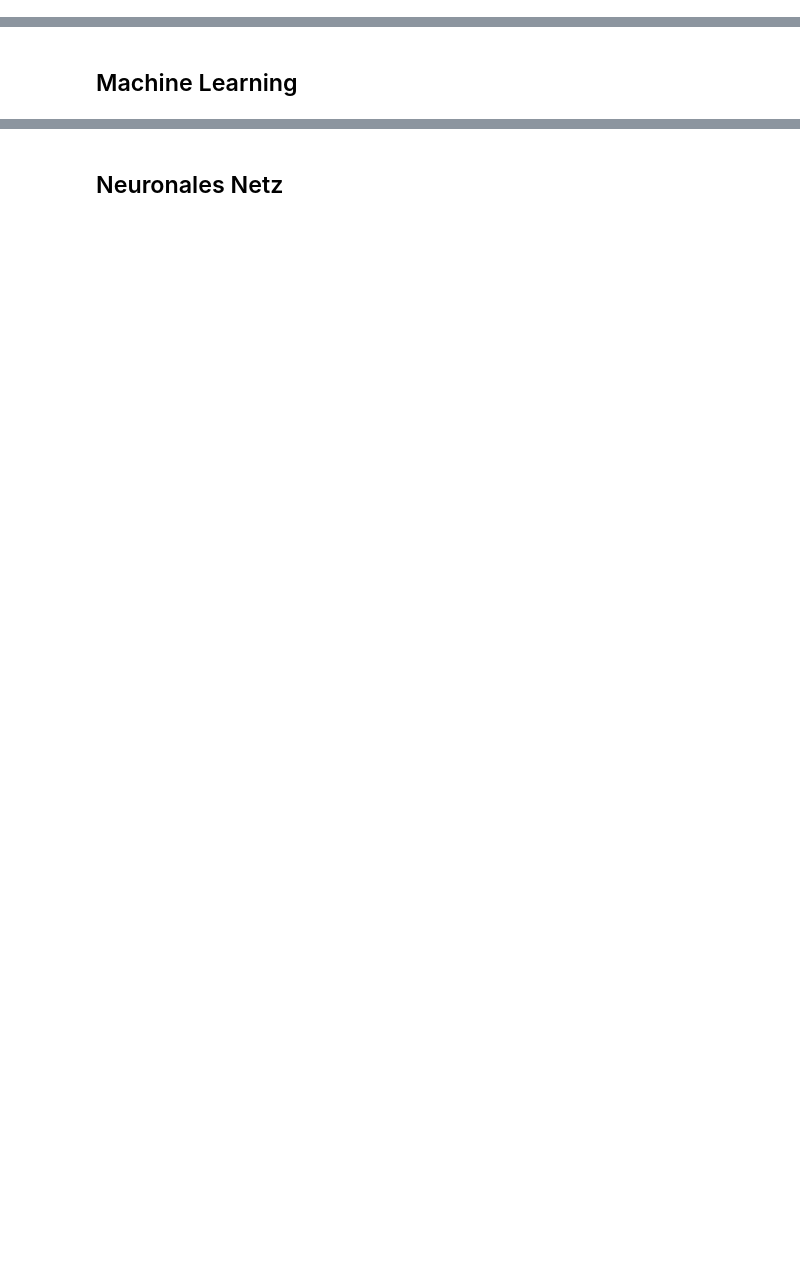
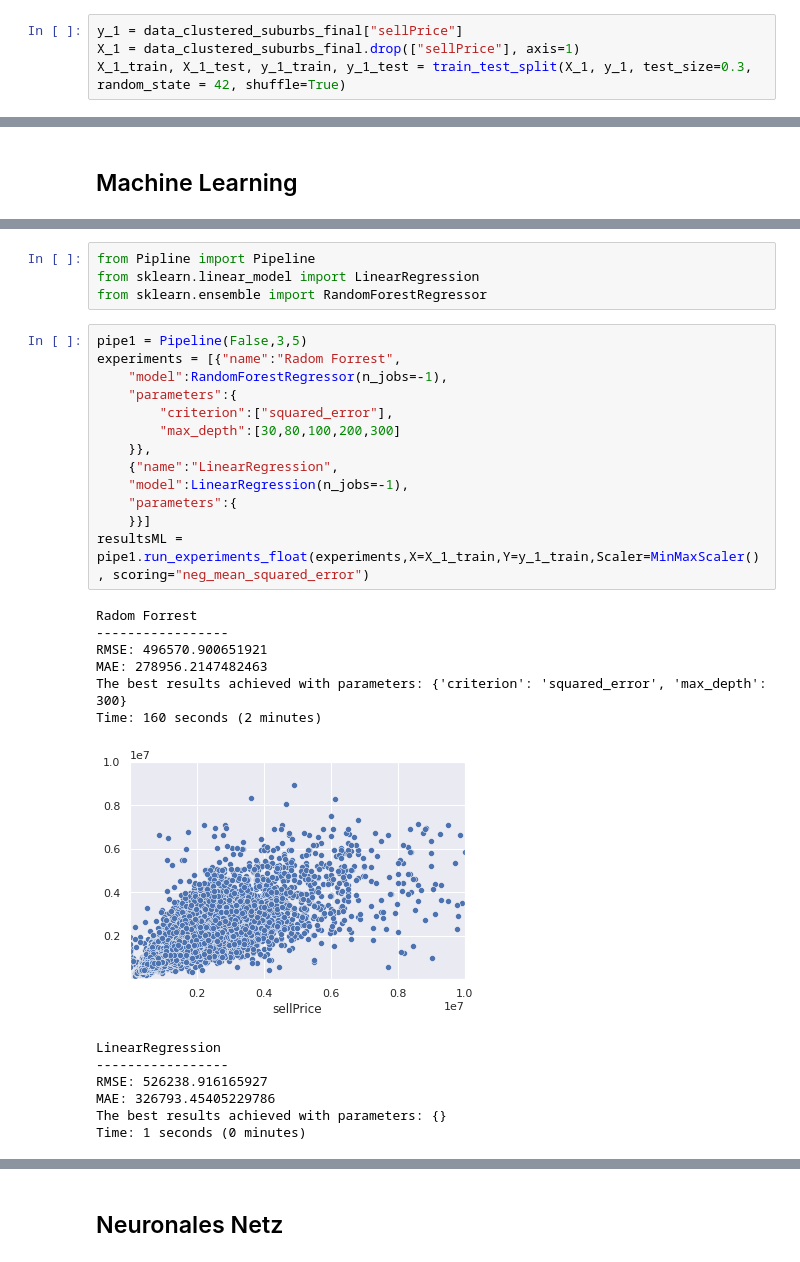
Before and after one commit to FHKrieg/DeepLearningAbschluss, a Jupyter notebook: EDA2.ipynb, the cells around one changed output, grey strips where cells are left out. Cells and saved outputs as stored; diff of their text form; blank space fills up the shorter version.

```diff
--- a/EDA2.ipynb
+++ b/EDA2.ipynb
@@ -180,4 +185,8 @@ from sklearn.metrics import mean_squared_error, mean_absolute_error, mean_absolu
 import math
 # %%
 Results = []
+# %%
+y_1 = data_clustered_suburbs_final["sellPrice"]
+X_1 = data_clustered_suburbs_final.drop(["sellPrice"], axis=1)
+X_1_train, X_1_test, y_1_train, y_1_test = train_test_split(X_1, y_1, test_size=0.3, random_state = 42, shuffle=True)
 # %%
@@ -194,0 +221,31 @@ Results.append({"name":"baseline","scores":{"RMSE":RMSE,"MAE":MAE,"MAPE":MAPE}})
+# %%
+from Pipline import Pipeline
+from sklearn.linear_model import LinearRegression
+from sklearn.ensemble import RandomForestRegressor
+# %%
+pipe1 = Pipeline(False,3,5)
+experiments = [{"name":"Radom Forrest",
+    "model":RandomForestRegressor(n_jobs=-1),
+    "parameters":{
+        "criterion":["squared_error"],
+        "max_depth":[30,80,100,200,300]
+    }},
+    {"name":"LinearRegression",
+    "model":LinearRegression(n_jobs=-1),
+    "parameters":{
+    }}]
+resultsML = pipe1.run_experiments_float(experiments,X=X_1_train,Y=y_1_train,Scaler=MinMaxScaler(), scoring="neg_mean_squared_error")
+# %% [output]
+Radom Forrest
+-----------------
+RMSE: 496570.900651921
+MAE: 278956.2147482463
+The best results achieved with parameters: {'criterion': 'squared_error', 'max_depth': 300}
+Time: 160 seconds (2 minutes)
+[figure, added]
+LinearRegression
+-----------------
+RMSE: 526238.916165927
+MAE: 326793.45405229786
+The best results achieved with parameters: {}
+Time: 1 seconds (0 minutes)
```
Also changed, not shown: parts of 11 cells of this notebook, 3 other files.
